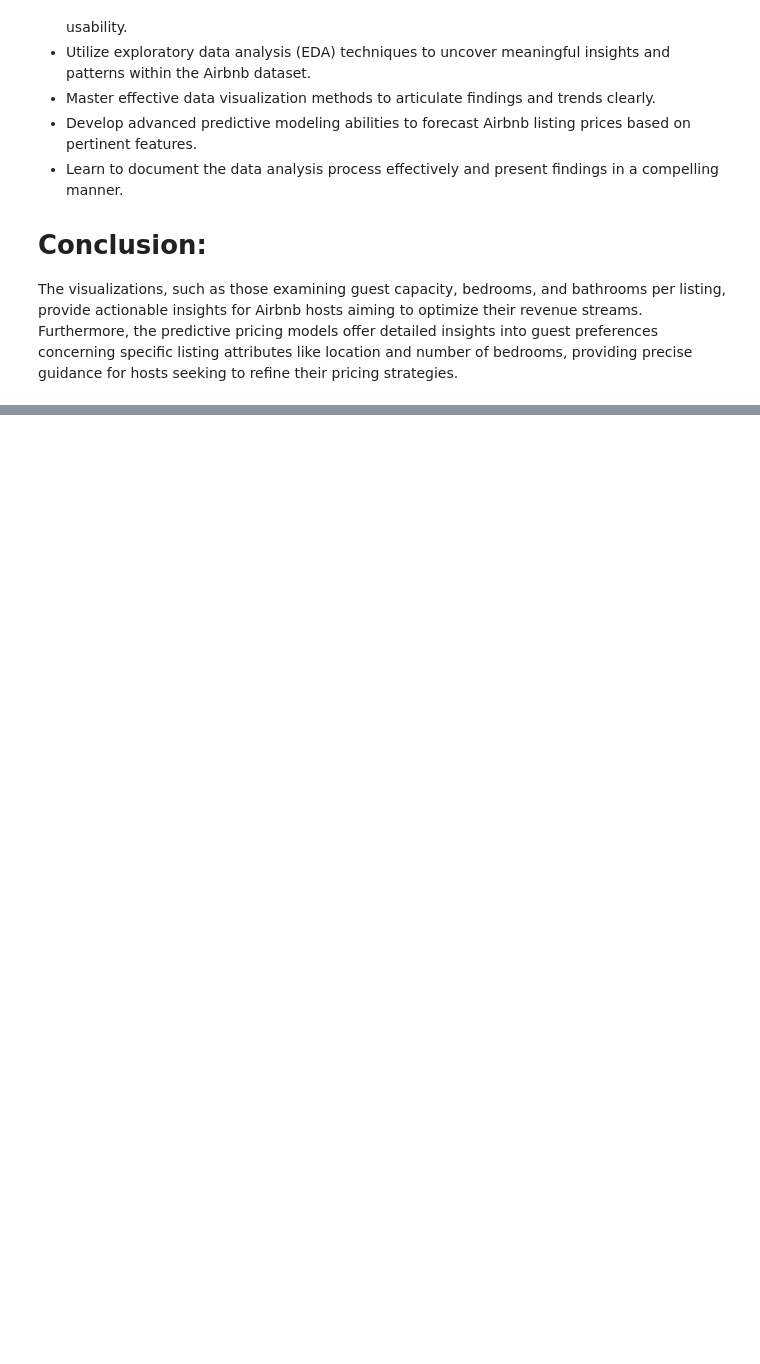
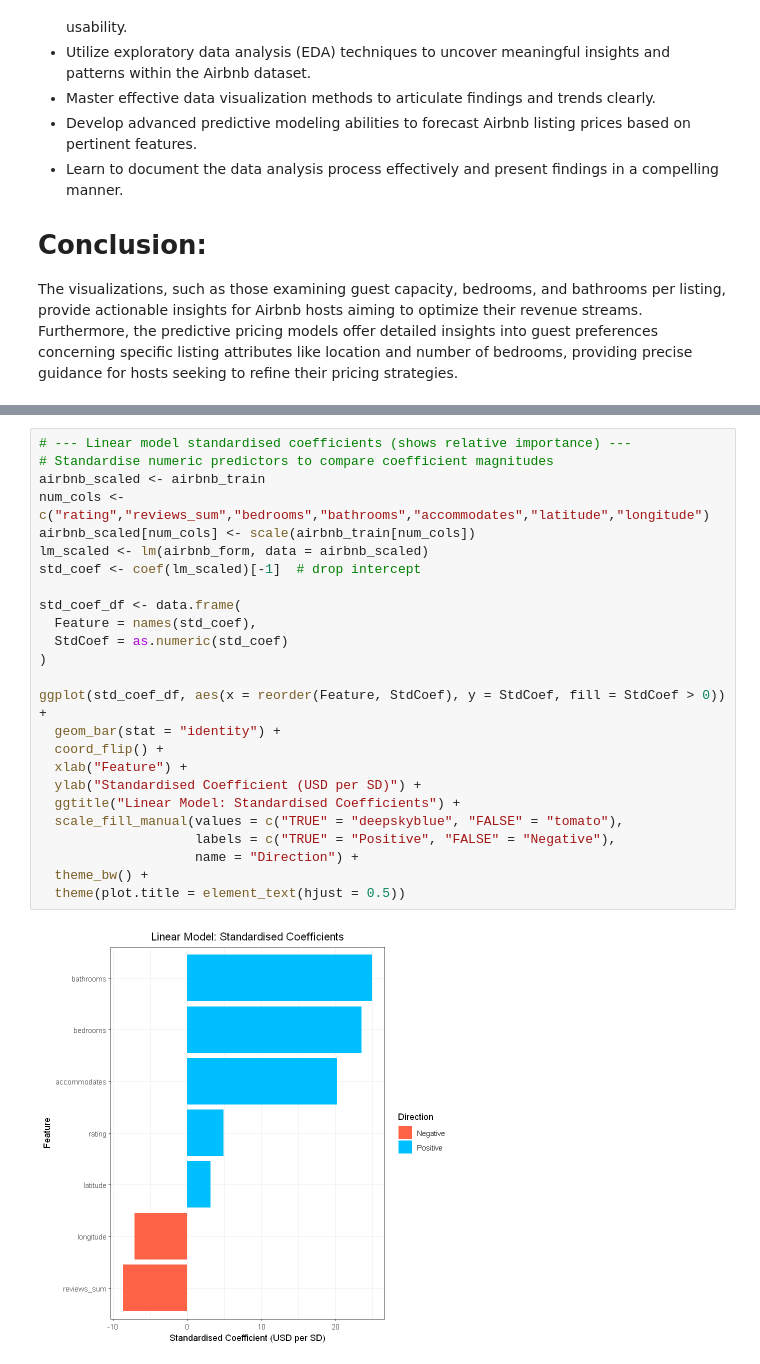
Before and after one commit to pavankalyanperla/Analysis-and-Prediction-of-Airbnb-Listing-Prices-using-R-programming, a Jupyter notebook: Script or code/Analysis and Prediction of Airbnb Listing Prices.ipynb, the cells around one changed output, grey strips where cells are left out. Saved outputs shown, nothing was run; the diff lists cells and outputs as text; blank space fills up the shorter version.

```diff
--- a/Script or code/Analysis and Prediction of Airbnb Listing Prices.ipynb
+++ b/Script or code/Analysis and Prediction of Airbnb Listing Prices.ipynb
@@ -1026,0 +1163,27 @@ The visualizations, such as those examining guest capacity, bedrooms, and bathro
+# %%
+# --- Linear model standardised coefficients (shows relative importance) ---
+# Standardise numeric predictors to compare coefficient magnitudes
+airbnb_scaled <- airbnb_train
+num_cols <- c("rating","reviews_sum","bedrooms","bathrooms","accommodates","latitude","longitude")
+airbnb_scaled[num_cols] <- scale(airbnb_train[num_cols])
+lm_scaled <- lm(airbnb_form, data = airbnb_scaled)
+std_coef <- coef(lm_scaled)[-1]  # drop intercept
+
+std_coef_df <- data.frame(
+  Feature = names(std_coef),
+  StdCoef = as.numeric(std_coef)
+)
+
+ggplot(std_coef_df, aes(x = reorder(Feature, StdCoef), y = StdCoef, fill = StdCoef > 0)) +
+  geom_bar(stat = "identity") +
+  coord_flip() +
+  xlab("Feature") +
+  ylab("Standardised Coefficient (USD per SD)") +
+  ggtitle("Linear Model: Standardised Coefficients") +
+  scale_fill_manual(values = c("TRUE" = "deepskyblue", "FALSE" = "tomato"),
+                    labels = c("TRUE" = "Positive", "FALSE" = "Negative"),
+                    name = "Direction") +
+  theme_bw() +
+  theme(plot.title = element_text(hjust = 0.5))
+# %% [output]
+[figure, added]
```
Also changed, not shown: parts of 37 cells of this notebook.
